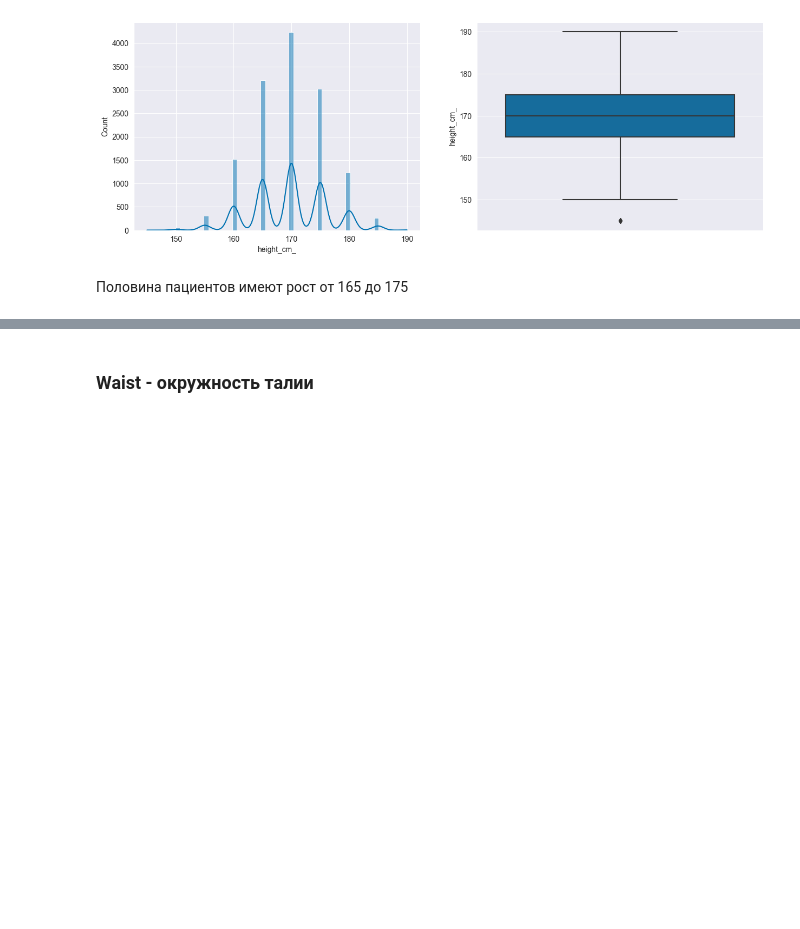
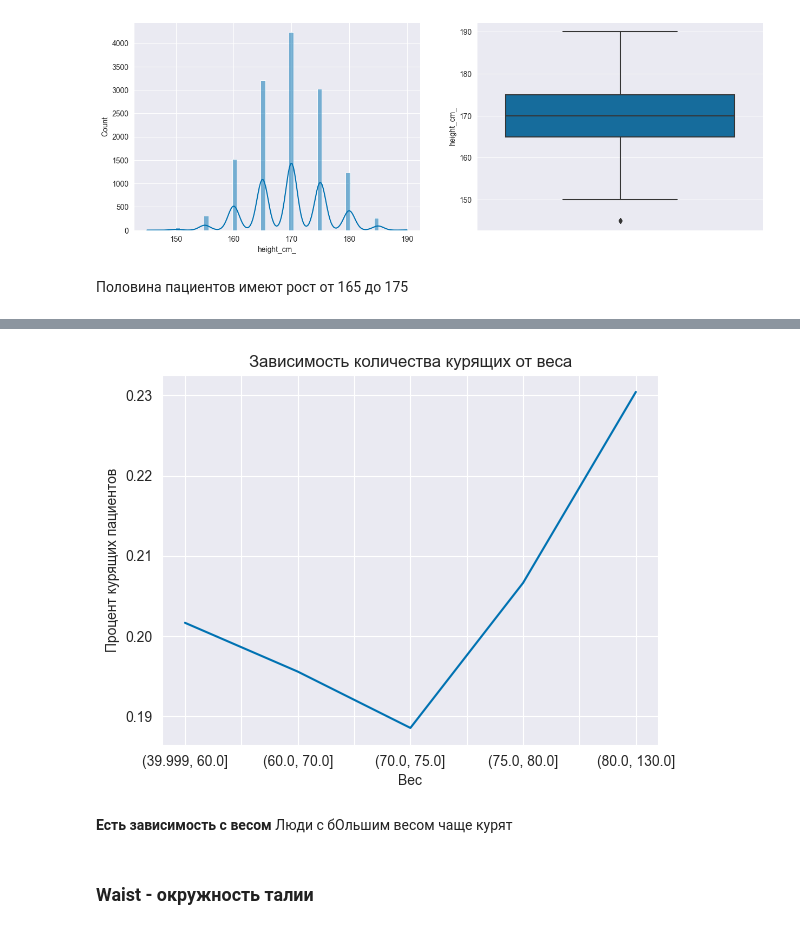
Before and after one commit to Zetis659/Data_Science_GM, a Jupyter notebook: Leopard_challenge_Classification/LcC_Prod.ipynb, the cells around one changed output, grey strips where cells are left out. Saved outputs shown, nothing was run; the diff lists cells and outputs as text; code cells hidden in the pictures; blank space fills up the shorter version.

```diff
--- a/Leopard_challenge_Classification/LcC_Prod.ipynb
+++ b/Leopard_challenge_Classification/LcC_Prod.ipynb
@@ -498,3 +592,13 @@ Name: height_cm_, dtype: float64
+# %%
+df_copy.groupby('weight_kg_group').smoking.mean().plot()
+plt.title('Зависимость количества курящих от веса')
+plt.ylabel('Процент курящих пациентов')
+plt.xlabel('Вес');
+# %% [output]
+[figure, added]
+# %% [markdown]
+**Есть зависимость с весом**
+Люди с бОльшим весом чаще курят
 # %% [markdown]
 ### Waist - окружность талии
 # %%
```
Also changed, not shown: parts of 124 cells of this notebook.
